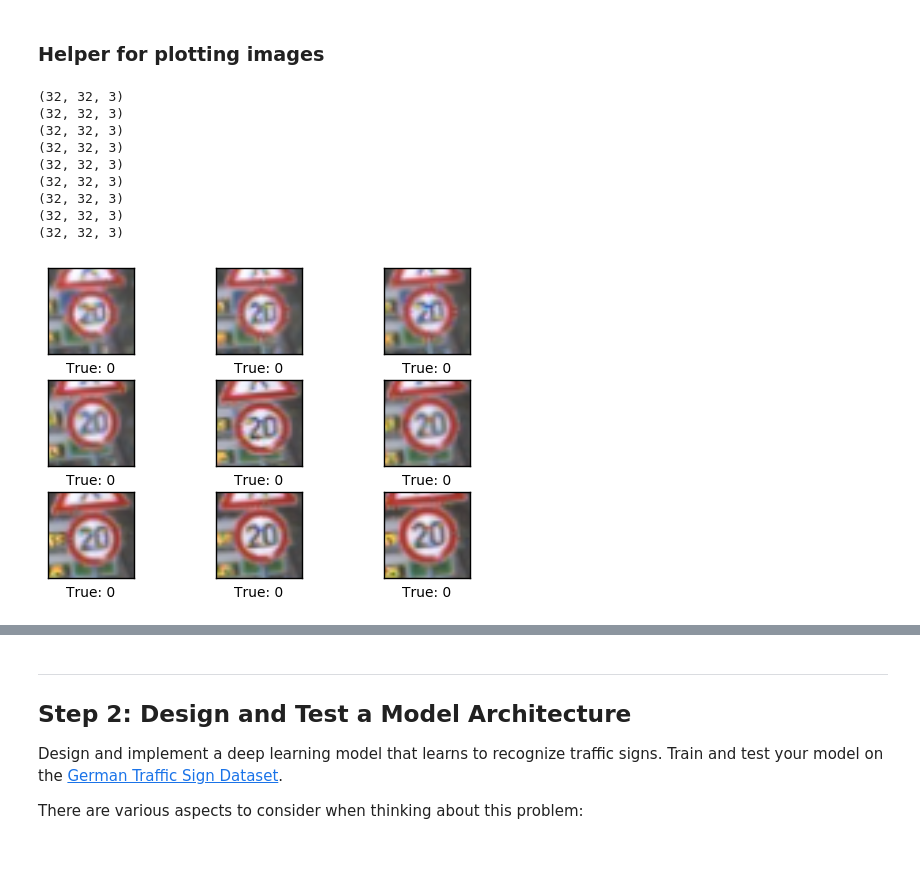
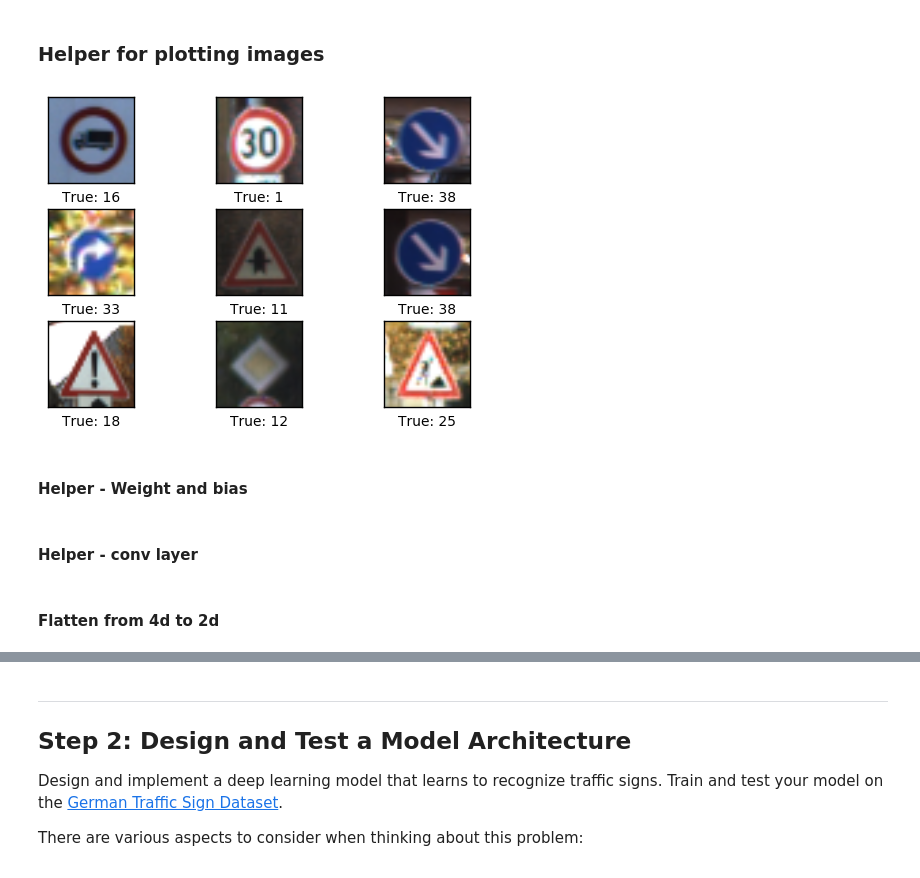
Before and after one commit to sirpsycho85/traffic-signs, a Jupyter notebook: Traffic_Signs_Recognition.ipynb, the cells around one changed output, grey strips where cells are left out. Saved outputs shown, nothing was run; the diff lists cells and outputs as text; code cells hidden in the pictures.

```diff
--- a/Traffic_Signs_Recognition.ipynb
+++ b/Traffic_Signs_Recognition.ipynb
@@ -47,6 +60,12 @@ with open(training_file, mode='rb') as f:
 with open(testing_file, mode='rb') as f:
     test = pickle.load(f)
 
-X_train, y_train = train['features'], train['labels']
-X_test, y_test = test['features'], test['labels']
-print('cool')
+X_train, y_train_true = train['features'], train['labels']
+X_test, y_test_true = test['features'], test['labels']
+
+encoder = LabelBinarizer()
+encoder.fit(y_train)
+y_train = encoder.transform(y_train_true)
+y_test = encoder.transform(y_test_true)
+
+print(y_test_true[0],y_test[0])
@@ -118,21 +139,14 @@ def plot_images(images, cls_true, cls_pred=None):
     plt.show()
 # %%
 # Get the first images from the test-set.
-images = X_train[0:9]
+images = X_test[0:9]
 
 # Get the true classes for those images.
-cls_true = y_train[0:9]
+cls_true = y_test_true[0:9]
 
 # Plot the images and labels using our helper-function above.
 plot_images(images=images, cls_true=cls_true)
 # %% [output]
-(32, 32, 3)
-(32, 32, 3)
-(32, 32, 3)
-(32, 32, 3)
-(32, 32, 3)
-(32, 32, 3)
-(32, 32, 3)
-(32, 32, 3)
-(32, 32, 3)
-[figure, old version]
+[figure, new version]
+# %% [markdown]
+#### Helper - Weight and bias
@@ -138,0 +158,2 @@ plot_images(images=images, cls_true=cls_true)
+# %% [markdown]
+#### Helper - conv layer
@@ -138,0 +218,2 @@ plot_images(images=images, cls_true=cls_true)
+# %% [markdown]
+#### Flatten from 4d to 2d
```
Also changed, not shown: parts of 23 cells of this notebook.
